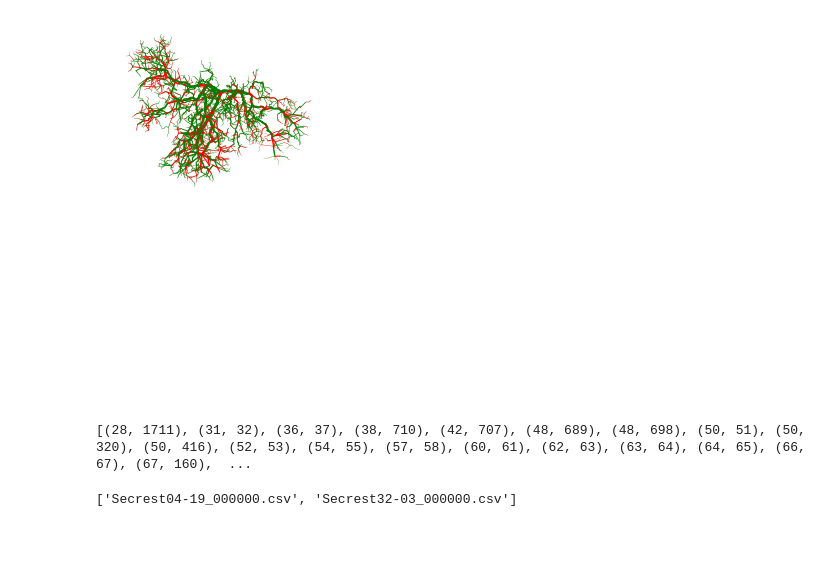
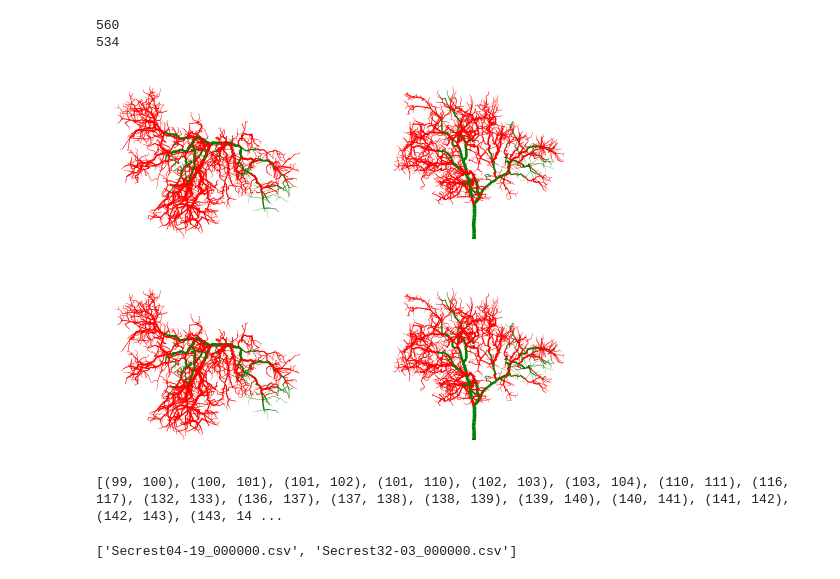
Before and after one commit to wischmcj/cylinders, a Jupyter notebook: cylinders/cli.ipynb, the cells around one changed output. Saved outputs shown, nothing was run; the diff lists cells and outputs as text; code cells hidden in the pictures; blank space fills up the shorter version.

Commit message:
tested and approved new flow algo

```diff
--- a/cylinders/cli.ipynb
+++ b/cylinders/cli.ipynb
@@ -1566,11 +1656,23 @@ AttributeError: 'CylinderCollection' object has no attribute 'G'
 #     geoPolys =geo.GeoSeries(self.pSV)
 #     geoPolys.plot(ax =ax,color=colors)
 #     plt.show()
+#
+
+trunk_distance= find_trunk_distance(cyls_test[0])
+
+drip_edges= [(u,v) for u,v,attr in cyls_test[0].graph.edges(data=True) if attr['inFlowGrade']<(-1/6) and ( trunk_distance.get(min([u,v]),0)>2 )]
+
+stem_flow_component = cyls_test[0].stemFlowComponent
 
 colors = ['red' if attr['flowType']!= 'stem' else 'green' for u,v,attr in cyls_test[0].graph.edges(data=True)]
-stem_poly_new = [ attr['poly'] for u,v,attr in cyls_test[0].stemFlowComponent.edges(data=True)]
 colors_new = ['red' if (u,v) not in stem_flow_component.edges() else 'green' for u,v,attr in G.edges(data=True)]
+# stem_poly_new = [attr['poly'] for u,v,attr in cyls_test[0].stemFlowComponent.edges(data=True)]
 colors_drip = ['red' if (u,v) in drip_edges else 'green' for u,v,attr in G.edges(data=True)]
+
+old_edges = [(u,v) for u,v,attr in cyls_test[0].graph.edges(data=True) if attr['flowType']== 'stem' ]
+
+print(len(cyls_test[0].stemFlowComponent.edges()))
+print(len(old_edges))
 
 figure, axis = plt.subplots(2,2)
 
@@ -1579,12 +1681,12 @@ axis[1,0].axis('off')
 axis[0,1].axis('off')
 axis[1,1].axis('off')
 
-geo.GeoSeries(cyls_test[0].pSV).plot(ax=axis[0,0],color=colors_drip)
-# geo.GeoSeries(cyls_test[0].pSV).plot(ax=axis[1,0],color=colors_new)
-# geo.GeoSeries(cyls_test[2].pSV).plot(ax=axis[0,1],color=colors,)
-# geo.GeoSeries(cyls_test[2].pSV).plot(ax=axis[1,1],color=colors_new)
+geo.GeoSeries(cyls_test[0].pSV).plot(ax=axis[0,0],color=colors)
+geo.GeoSeries(cyls_test[0].pSV).plot(ax=axis[1,0],color=colors_new)
+geo.GeoSeries(cyls_test[2].pSV).plot(ax=axis[0,1],color=colors,)
+geo.GeoSeries(cyls_test[2].pSV).plot(ax=axis[1,1],color=colors_new)
 
-cyls_test[2].save_file(self.treeQualities, 'stats','.png', 'drips')
+# cyls_test[2].save_file(self.treeQualities, 'stats','.png', 'drips')
 plt.show()
 
 print(drip_edges)
@@ -1596,35 +1698,37 @@ print(drip_edges)
 # axis[0,1].axis('off')
 # axis[1,1].axis('off')
 
 # stem_poly_psv = [ cyls_test[0].pSV[u] for u,v,attr in G_drip.edges(data=True)]
 # stem_poly_psvx = [ cyls_test[0].pSVXY[u] for u,v,attr in G_drip.edges(data=True)]
 # stem_poly_new = [ attr['poly'] for u,v,attr in G_drip.edges(data=True)]
 
 # geo.GeoSeries(stem_poly_psv).plot(ax=axis[0,1])
 # geo.GeoSeries(stem_poly_psvx).plot(ax=axis[0,0])
 # geo.GeoSeries(stem_poly_new).plot(ax=axis[1,1])
 # plt.show()
 # # print(cyls_test[0].stemFlowComponent.edges[4,5])
 # # print(cyls_test[0].graph.edges[4,5])
 
 # # [(u,v) for u,v,attr in G.edges(data=True)]
 
 # for c in cyls_test:
 #     print(c.filename)
 #     print(c.projection)
 
 
 # print(component_graphs)
 # print(G)
 # print(G_drip)
 # for u,v, attrs in G.edges(data=True):
 #     print((u,v))
 #     print(attrs)
 # print(non_drip_edges)
 # print(G.edges(non_drip_edges))
 # %% [output]
+560
+534
-[figure, old version]
+[figure, new version]
-[(28, 1711), (31, 32), (36, 37), (38, 710), (42, 707), (48, 689), (48, 698), (50, 51), (50, 320), (50, 416), (52, 53), (54, 55), (57, 58), (60, 61), (62, 63), (63, 64), (64, 65), (66, 67), (67, 160),  ...
+[(99, 100), (100, 101), (101, 102), (101, 110), (102, 103), (103, 104), (110, 111), (116, 117), (132, 133), (136, 137), (137, 138), (138, 139), (139, 140), (140, 141), (141, 142), (142, 143), (143, 14 ...
 # %%
 
 # cyls_test_xz = []
```
Also changed, not shown: parts of 2 cells of this notebook.
